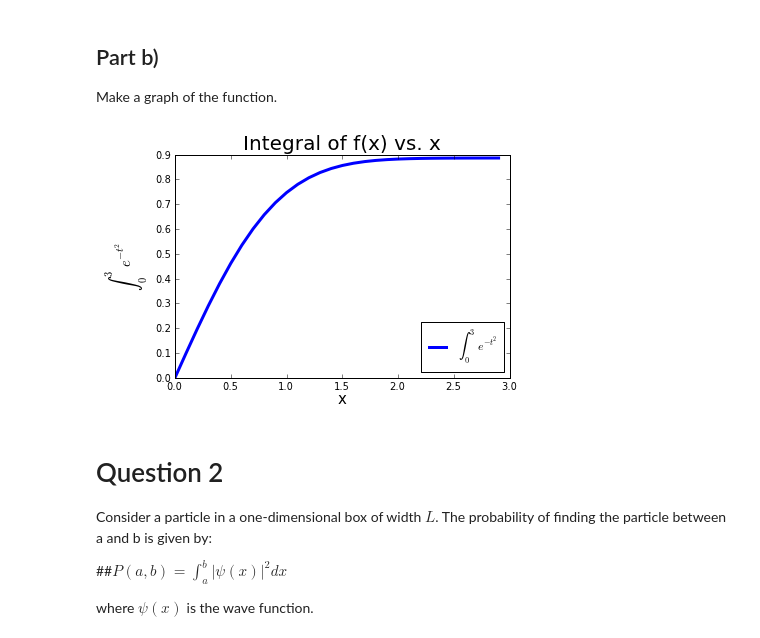
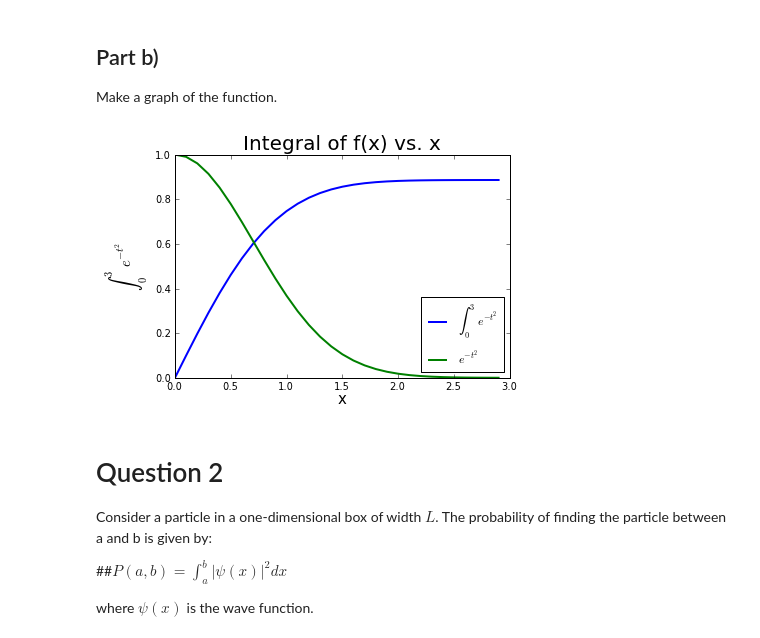
Before and after one commit to dcrose/PHYS202-S13, a Jupyter notebook: Week5/IntegrationEx4.ipynb, the cells around one changed output. Cells and saved outputs as stored; diff of their text form; code cells hidden in the pictures.

```diff
--- a/Week5/IntegrationEx4.ipynb
+++ b/Week5/IntegrationEx4.ipynb
@@ -28,15 +28,17 @@ Part b)
 -
 Make a graph of the function.
 # %%
+E = lambda x: e**(-(x)**2)
 x_range = arange(0.,3.,0.1)
-plot(x_range,TrapIntegrate1(30,x_range),lw=3, label="$\int_0^3 e^{-t^2}$")
+plot(x_range,TrapIntegrate1(30,x_range),lw=2, label="$\int_0^3 e^{-t^2}$")
+plot(x_range,E(x_range),lw = 2,label="$e^{-t^2}$")
 title("Integral of f(x) vs. x",fontsize=20)
 xlabel("x",fontsize=15)
 ylabel("$\int_0^3 e^{-t^2}$",fontsize=15)
 legend(loc="lower right")
 show()
 # %% [output]
-[figure, old version]
+[figure, new version]
 # %% [markdown]
 Question 2
 =
```
Also changed, not shown: parts of 11 cells of this notebook.
